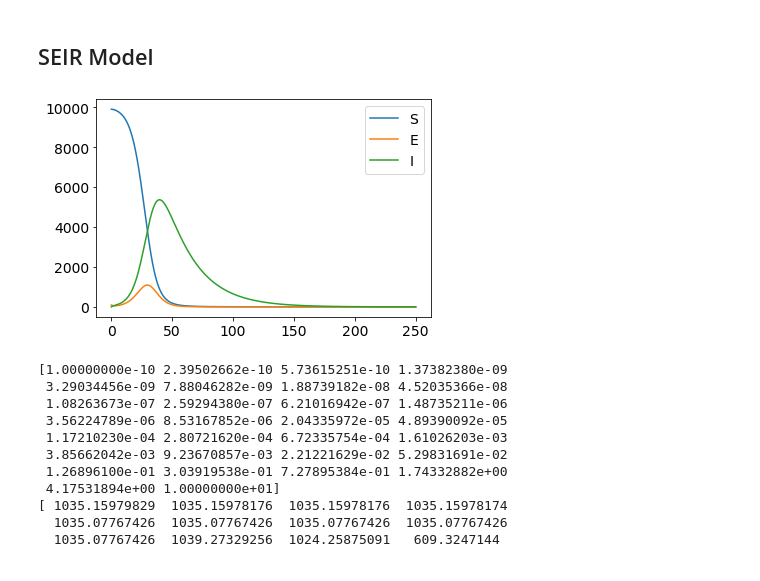
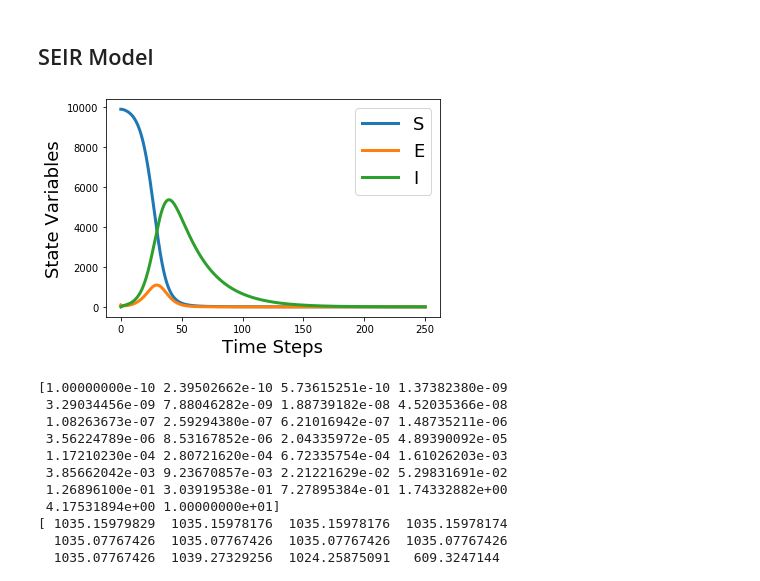
Before and after one commit to mircobial-evolution-dynamic/governing-equations, a Jupyter notebook: Lorenz (changed params) and SEIR.ipynb, the cells around one changed output. Drawn from its saved outputs; the diff is of its cells as text; code cells hidden in the pictures.

```diff
--- a/Lorenz (changed params) and SEIR.ipynb
+++ b/Lorenz (changed params) and SEIR.ipynb
@@ -295,24 +295,27 @@ plt.show()
 # %%
 def SEIR(t, x):
     mu, beta, alpha, gamma, Ntot = 0, 0.3, 0.4, 0.04, 1e4
     S,E,I = x
     return np.array([mu-beta*S*I/Ntot-mu*S,
             beta*S*I/Ntot-(mu+alpha)*E,
             alpha*E - (mu+gamma)*I])
 
 Ntot = 1e4
 tspan = np.linspace(0, 250, num=2001)
 dt = 0.01
 ini = [0.99*Ntot, 0.01*Ntot, 0]
 sol = integrate.solve_ivp(SEIR, [tspan[0], tspan[-1]], ini, method='RK45', t_eval=tspan)
 
-plt.plot(sol.t, sol.y[0].T, label='S')
-plt.plot(sol.t, sol.y[1].T, label='E')
-plt.plot(sol.t, sol.y[2].T, label='I')
-plt.legend()
+plt.figure(figsize=(6,4))
+plt.plot(sol.t, sol.y[0].T, linewidth=3, label='S')
+plt.plot(sol.t, sol.y[1].T, linewidth=3,label='E')
+plt.plot(sol.t, sol.y[2].T, linewidth=3, label='I')
+plt.xlabel("Time Steps",fontsize=18)
+plt.ylabel("State Variables",fontsize=18)
+plt.legend(fontsize=18)
 plt.show()
 # %% [output]
-[figure, old version]
+[figure, new version]
 # %%
 dx = SEIR(sol.t, sol.y)
 theta, descr = lib_terms(sol.y,3,'SEI')
```
Also changed, not shown: parts of 14 cells of this notebook.
